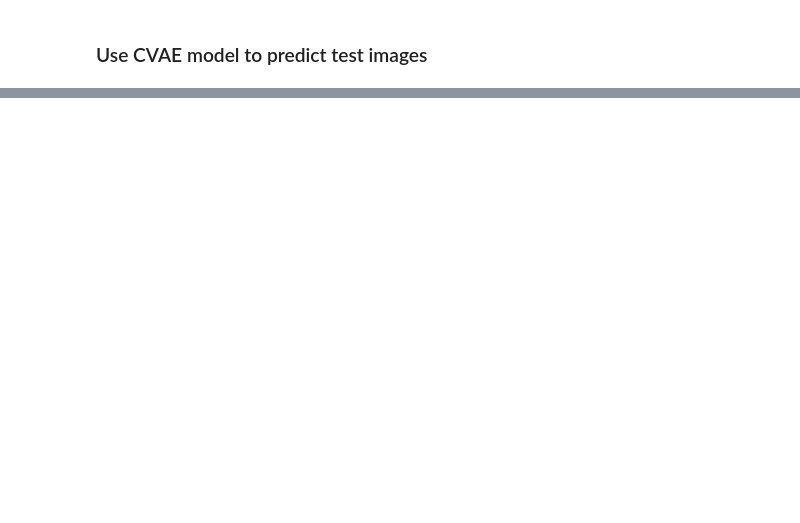
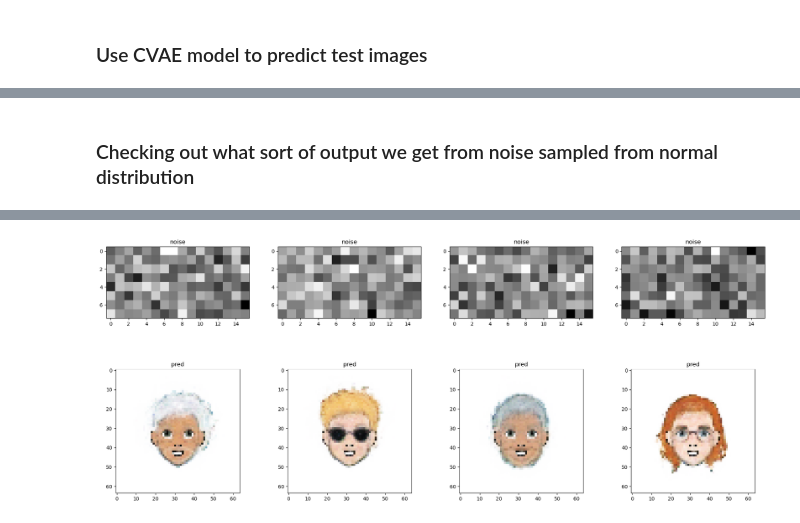
Before and after one commit to HilkarSoberanes/MachineLearning, a Jupyter notebook: VAE_CartoonFaces.ipynb, the cells around one changed output, grey strips where cells are left out. Cells and saved outputs as stored; diff of their text form; code cells hidden in the pictures; blank space fills up the shorter version.

```diff
--- a/VAE_CartoonFaces.ipynb
+++ b/VAE_CartoonFaces.ipynb
@@ -393,0 +422,19 @@ for j in range(5):
+# %% [markdown]
+### Checking out what sort of output we get from noise sampled from normal distribution
+# %%
+
+noise = np.random.normal(size=(4,128))
+f = plt.figure(figsize=(24,10))
+
+for i in range(4):
+    f.add_subplot(2,4,i+5)
+    plt.title("pred")
+    pred = vae.decoder.predict(noise)
+    plt.imshow(np.reshape(pred[i],(64,64,3)))
+
+    f.add_subplot(2,4,i+1)
+    plt.title("noise")
+    plt.imshow(np.reshape(noise[i], (8,16)))
+
+plt.show()
+# %% [output]
@@ -393,0 +445 @@ for j in range(5):
+[figure, added]
```
Also changed, not shown: parts of 12 cells of this notebook.
